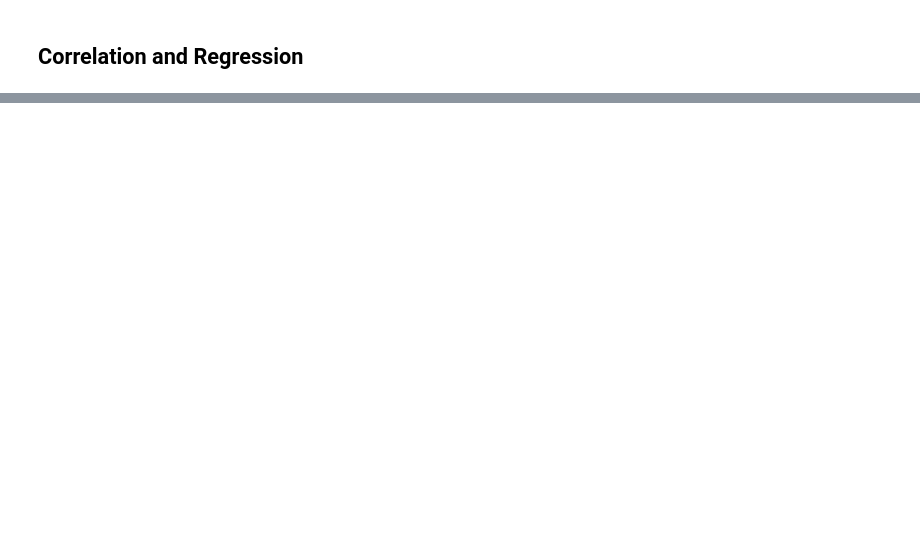
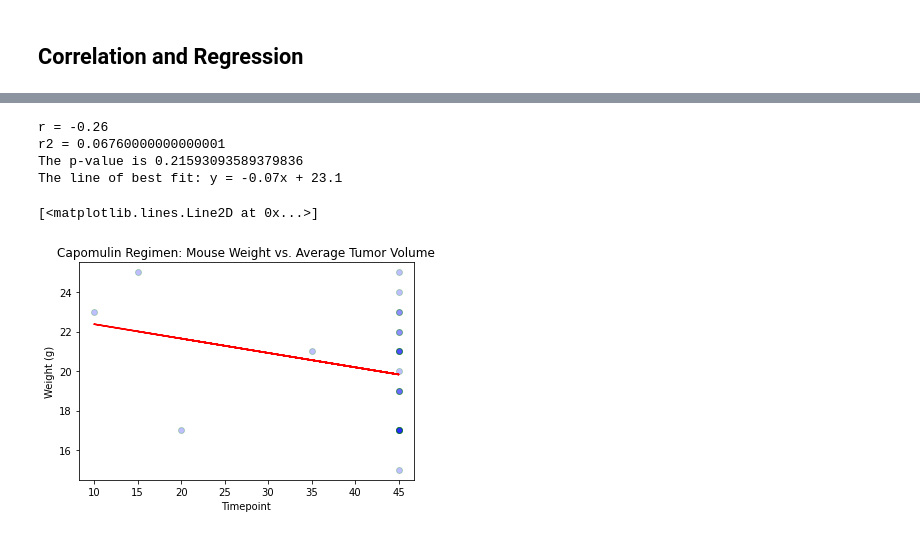
Before and after one commit to mcbien/matplotlib_challenge, a Jupyter notebook: Bien_pymaceuticals.ipynb, the cells around one changed output, grey strips where cells are left out. Drawn from its saved outputs; the diff is of its cells as text; code cells hidden in the pictures; blank space fills up the shorter version.

```diff
--- a/Bien_pymaceuticals.ipynb
+++ b/Bien_pymaceuticals.ipynb
@@ -372,0 +402,35 @@ Text(0, 0.5, 'Tumor Volumne (mm3)')
+# %%
+capomulin_clean_data = clean_data[clean_data["Drug Regimen"] == "Capomulin"]
+# Generate a scatter plot of mouse weight versus average tumor volume for the Capomulin regimen
+x_axis = capomulin_clean_data["Timepoint"]
+y_axis = capomulin_clean_data["Weight (g)"]
+plt.scatter(x=x_axis, y=y_axis, marker="o",facecolors="blue",edgecolor="green",alpha=0.25)
+plt.title("Capomulin Regimen: Mouse Weight vs. Average Tumor Volume")
+plt.xlabel("Timepoint")
+plt.ylabel("Weight (g)")
+# Calculate correlation
+correlation = st.pearsonr(x_axis, y_axis)
+correlation_coeff = round(correlation[0],2)
+print(f"r = {correlation_coeff}")
+r_squared = correlation_coeff**2
+print(f"r2 = {r_squared}")
+print(f"The p-value is {correlation[1]}")
+
+# Run the regression and store each of the returned values
+(slope, intercept, rvalue, pvalue, stderr) = linregress(x_axis, y_axis)
+# Calculate the predictions for each value of x (blood pressure)
+regress_values = x_axis * slope + intercept
+# Create the linear equation
+line_eq = "y = " + str(round(slope,2)) + "x + " + str(round(intercept,2))
+
+print(f"The line of best fit: {line_eq}")
+
+# Plot the regression line
+plt.plot(x_axis, regress_values, "red")
+# %% [output]
+r = -0.26
+r2 = 0.06760000000000001
+The p-value is 0.21593093589379836
+The line of best fit: y = -0.07x + 23.1
+[<matplotlib.lines.Line2D at 0x...>]
+[figure, added]
```
Also changed, not shown: parts of 6 cells of this notebook.
